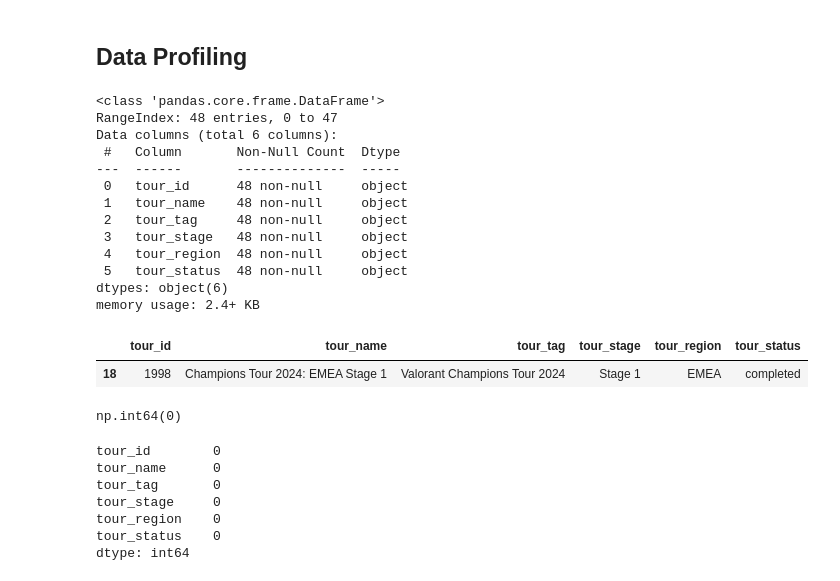
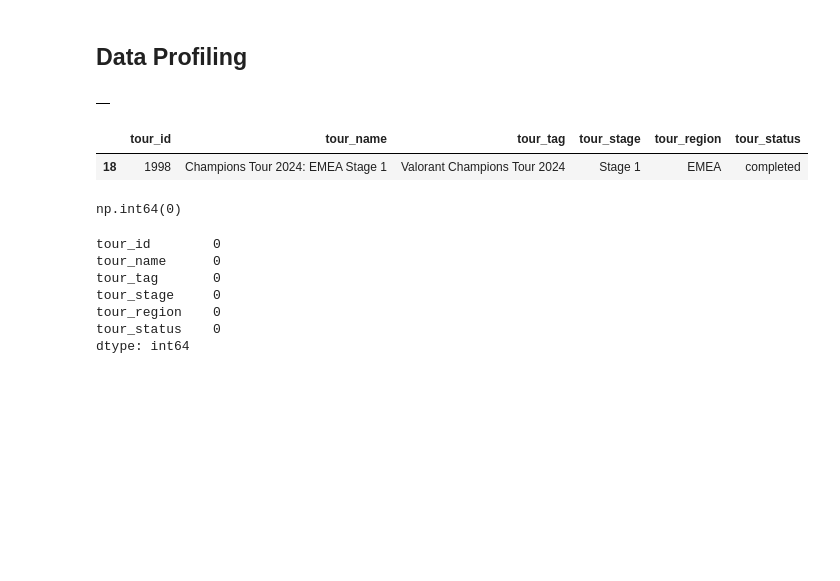
Before and after one commit to imkhlst/Valorant-Esports-Data-Pipeline-for-Analytics-and-Machine-Learning, a Jupyter notebook: notebooks/sqlite_query_experiments.ipynb, the cells around one changed output. Cells and saved outputs as stored; diff of their text form; code cells hidden in the pictures; blank space fills up the shorter version.

```diff
--- a/notebooks/sqlite_query_experiments.ipynb
+++ b/notebooks/sqlite_query_experiments.ipynb
@@ -9,21 +9,9 @@ cursor = conn.cursor()
 ## Data Profiling
 # %%
 tours_df = pd.read_parquet(r"E:\Valorant-Esports-Data-Pipeline-for-Analytics-and-Machine-Learning\data\raw\tours.parquet")
-tours_df.info()
+tours_df
 # %% [output]
-<class 'pandas.core.frame.DataFrame'>
-RangeIndex: 48 entries, 0 to 47
-Data columns (total 6 columns):
- #   Column       Non-Null Count  Dtype
----  ------       --------------  -----
- 0   tour_id      48 non-null     object
- 1   tour_name    48 non-null     object
- 2   tour_tag     48 non-null     object
- 3   tour_stage   48 non-null     object
- 4   tour_region  48 non-null     object
- 5   tour_status  48 non-null     object
-dtypes: object(6)
-memory usage: 2.4+ KB
+|  |
 # %%
 tours_df[tours_df["tour_id"] == "1998"]
 # %% [output]
```
Also changed, not shown: 6 other files.
